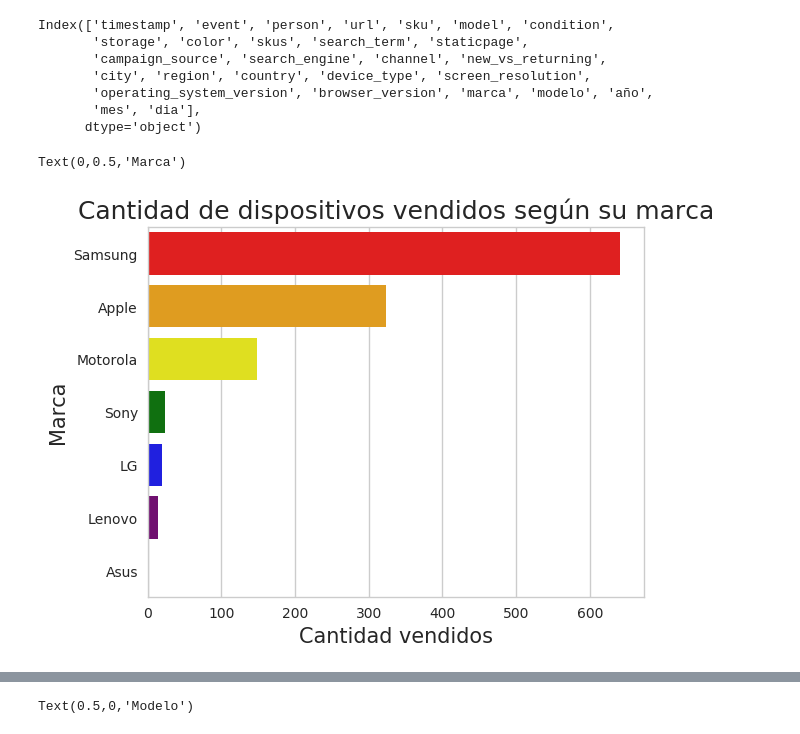
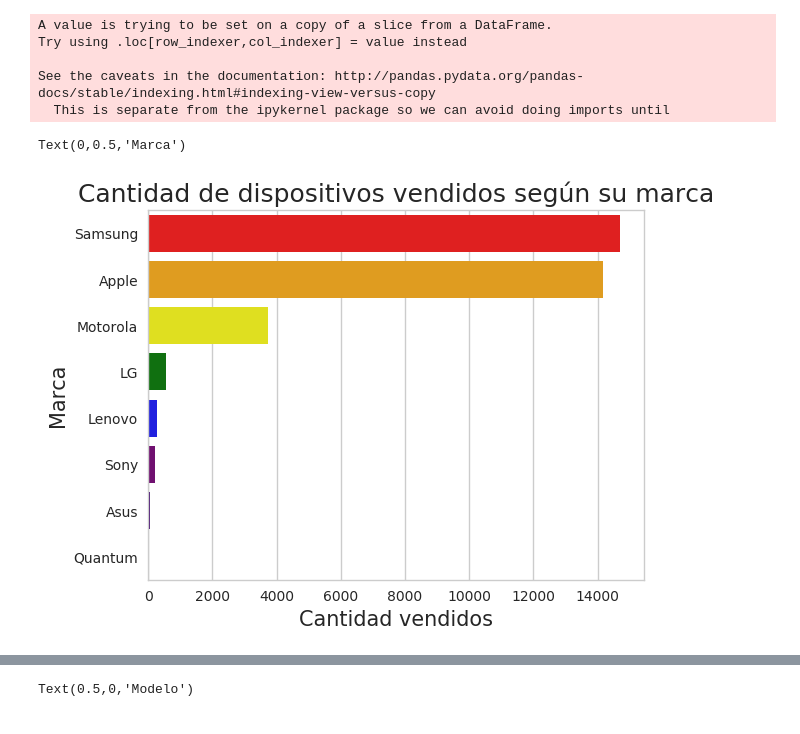
Before and after one commit to EugeFranchi/TP1_Datos, a Jupyter notebook: TpDatos.ipynb, the cells around one changed output, grey strips where cells are left out. Drawn from its saved outputs; the diff is of its cells as text; code cells hidden in the pictures.

```diff
--- a/TpDatos.ipynb
+++ b/TpDatos.ipynb
@@ -20,0 +26,9 @@ dataframe = pd.read_csv('Descargas/fiuba-trocafone-tp1-final-set/events.csv')
+# %%
+dataframe['marca'], dataframe['modelo'] = dataframe['model'].str.split(' ',1).str
+dataframe['marca'] = dataframe['marca'].apply(lambda marca: 'Apple' if (marca == 'iPhone' or marca == 'iPad') else marca)
+
+prod1=dataframe[dataframe['event'] == 'conversion']
+conversion = prod['marca'].value_counts()
+
+prod2=dataframe[dataframe['event'] == 'checkout']
+checkout = prod['marca'].value_counts()
@@ -23,23 +69,20 @@ dataframe['marca'], dataframe['modelo'] = dataframe['model'].str.split(' ',1).st
 prod=dataframe[dataframe['event'] == 'conversion']
 prod['marca'] = prod['marca'].apply(lambda marca: 'Apple' if (marca == 'iPhone' or marca == 'iPad') else marca)
 marcas = prod['marca'].value_counts()
-dataframe.columns
 # %% [output]
-Index(['timestamp', 'event', 'person', 'url', 'sku', 'model', 'condition',
-       'storage', 'color', 'skus', 'search_term', 'staticpage',
-       'campaign_source', 'search_engine', 'channel', 'new_vs_returning',
-       'city', 'region', 'country', 'device_type', 'screen_resolution',
-       'operating_system_version', 'browser_version', 'marca', 'modelo', 'año',
-       'mes', 'dia'],
-      dtype='object')
+A value is trying to be set on a copy of a slice from a DataFrame.
+Try using .loc[row_indexer,col_indexer] = value instead
+
+See the caveats in the documentation: http://pandas.pydata.org/pandas-docs/stable/indexing.html#indexing-view-versus-copy
+  This is separate from the ipykernel package so we can avoid doing imports until
 # %%
 '''
 Grafico de barras de ventas por marca de dispositivo.
 '''
-g = sns.barplot(x=marcas.values, y=marcas.index, orient='h',palette=['red','orange','yellow','green','blue','purple','indigo'])
+g = sns.barplot(x=conversion.values, y=conversion.index, orient='h',palette=['red','orange','yellow','green','blue','purple','indigo'])
 g.set_title("Cantidad de dispositivos vendidos según su marca", fontsize=18)
 g.set_xlabel("Cantidad vendidos", fontsize=15)
 g.set_ylabel("Marca", fontsize=15)
 # %% [output]
 Text(0,0.5,'Marca')
-[figure, old version]
+[figure, new version]
```
Also changed, not shown: parts of 11 cells of this notebook.
